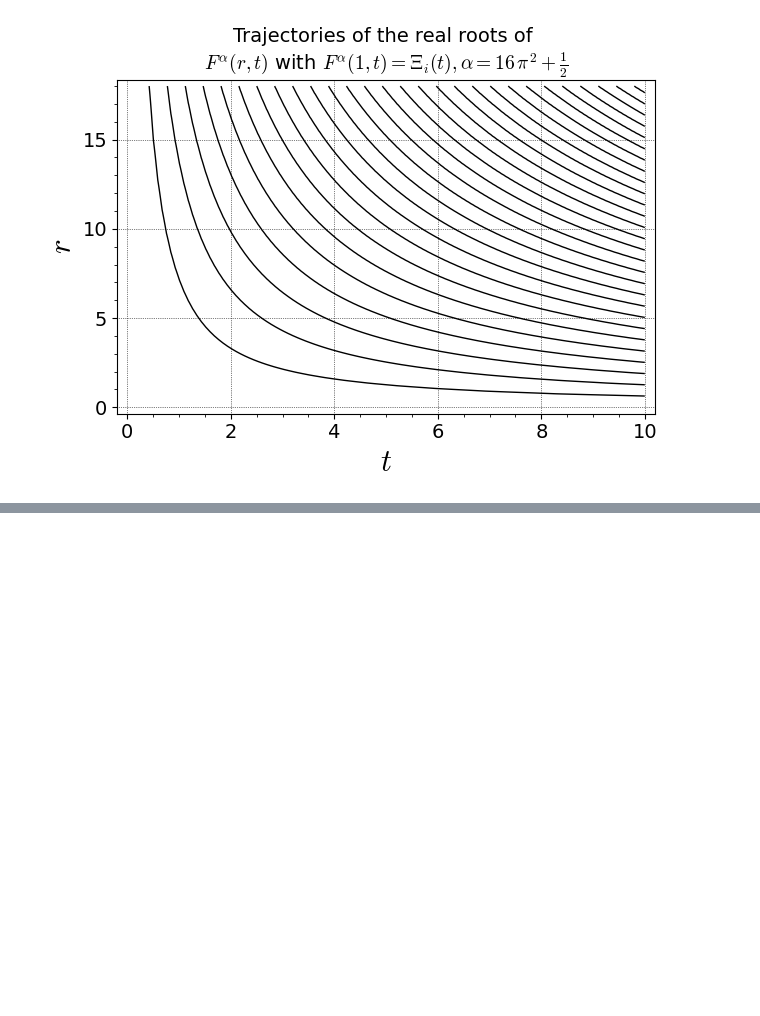
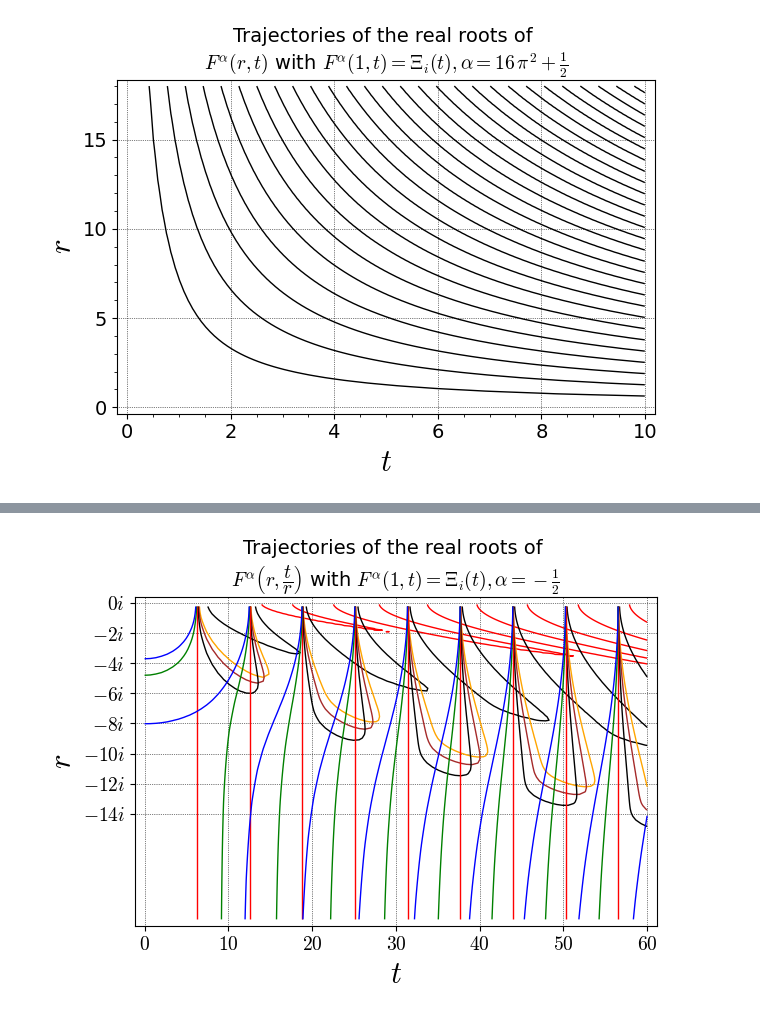
Before and after one commit to km-git-acc/riemann-poly-expansions, a Jupyter notebook: Code and data Laguerre Flow/Plotting code Laguerre flow.ipynb, the cells around one changed output, grey strips where cells are left out. Saved outputs shown, nothing was run; the diff lists cells and outputs as text; code cells hidden in the pictures; blank space fills up the shorter version.

```diff
--- a/Code and data Laguerre Flow/Plotting code Laguerre flow.ipynb
+++ b/Code and data Laguerre Flow/Plotting code Laguerre flow.ipynb
@@ -1018,0 +1042,88 @@ Ensure 20 digits accuracy at t = 60  : -0.00000000000000000000 (should show 20 z
+# %%
+#Laguerre Flow direct evaluation for F = Xi_i
+
+#Generate a plot of all ordinates of the zeros < 60 to overlay the flow graphs
+var('y','t')
+ord = []
+for y in range(6):
+    ord.append([2*pi()*(y+1),1])
+    ord.append([-2*pi()*(y+1),1])
+z1=list_plot(ord, size=15, marker="o", color = "black")
+
+CCF=ComplexBallField(200)
+RDF=RealBallField(1024)
+
+#set alpha once here:
+global alpha
+alpha = CCF("-0.5")
+
+def Xin(t):
+    Xin=2 * CCF(t / 2).sin() / CCF(t)
+    return Xin
+
+#Laguerre flow closed form for F=Xi_i Humbert series expressed as finite series of 1F1s
+CCF=ComplexBallField(200)
+def LaguerreFlow(t, r):
+    tr = CCF(t) / (CCF(0,1)*CCF(r))
+    rr = CCF(r)*CCF(0,1)
+    sumn=(CCF(0));
+    for n in range(200):
+        summandn =  CCF(-1).pow(n) / CCF(2*n+2).gamma() * CCF((CCF(rr).pow(2)-1)/16).hypergeometric([CCF(alpha + n + 1)],[CCF("1.5")+n]) * CCF(CCF(tr)*CCF(rr)/2).pow(2*n)
+        sumn = sumn + summandn
+    return sumn.mid()
+
+#compute d/dr zk Newton approximation
+def dzdrzk(k):
+    tr = RDF("0.00000001");x0 = 2*k*RDF.pi();
+    while(y):
+        hd = (LaguerreFlow(x0 + tr*100,1+tr) - LaguerreFlow(x0,1+tr))/(tr*100)
+        h = LaguerreFlow(x0,1+tr)/hd ;x1 = x0 - h;ab = h.abs();x0 = x1
+        if ab < tr:
+            break
+    dzdr3 = -1*(x1 - 2*k*RDF.pi())/(tr)
+    return dzdr3
+
+#compute d/dr zk via formula
+def verifyPDE(k):
+    return 1/(2*k*pi())-(CCF(alpha)+CCF("0.5"))/(2*k*pi())+2*k*pi()
+
+print("Automated checks:")
+#print("Ensure 20 digits accuracy at t = 60  : %3.20f (should show 20 zeros)." % real_part(LaguerreFlow(60,I)-Xin(60)))
+
+xt = [10 * k for k in range(0,7)]
+xt_lbl = ['$0$', '$10$', '$20$', '$30$', '$40$', '$50$', '$60$']
+yt = [2 * k for k in range(-7, 1)]
+yt_lbl = ['$-14i$', '$-12i$', '$-10i$', '$-8i$', '$-6i$', '$-4i$', '$-2i$', '$0i$']
+
+am12i=implicit_plot(lambda t,r:(LaguerreFlow(t,r)),(t,0,60),(r,-21,0),color='black',fontsize=14,linestyle ="-",linewidth=1,ticks=[xt, yt], tick_formatter = [xt_lbl, yt_lbl],axes_labels=['$t$','$r$'],title='Trajectories of the real roots of \n' +r'$F^{\alpha}\left(r,\dfrac{t}{r}\right)$ with $F^\alpha(1,t) = \Xi_i(t), \alpha = -\frac{1}{2}$',gridlines=True,plot_points=90)
+
+global alpha
+alpha = CCF("-150.5")
+am3012i=implicit_plot(lambda t,r:(LaguerreFlow(t,r)),(t,0,60),(r,-21,0),color='red',fontsize=14,linestyle ="-",linewidth=1,ticks=[xt, yt], tick_formatter = [xt_lbl, yt_lbl],axes_labels=['$t$','$r$'],title='Trajectories of the real roots of \n' +r'$F^{\alpha}\left(r,\dfrac{t}{r}\right)$ with $F^\alpha(1,t) = \Xi_i(t), \alpha = -\frac{1}{2}$',gridlines=True,plot_points=210)
+
+global alpha
+alpha = CCF("-15.5")
+am312i=implicit_plot(lambda t,r:(LaguerreFlow(t,r)),(t,0,60),(r,-21,0),color='black',fontsize=14,linestyle ="-",linewidth=1,ticks=[xt, yt], tick_formatter = [xt_lbl, yt_lbl],axes_labels=['$t$','$r$'],title='Trajectories of the real roots of \n' +r'$F^{\alpha}\left(r,\dfrac{t}{r}\right)$ with $F^\alpha(1,t) = \Xi_i(t), \alpha = -\frac{1}{2}$',gridlines=True,plot_points=90)
+
+global alpha
+alpha = CCF("-2.5")
+am52i=implicit_plot(lambda t,r:(LaguerreFlow(t,r)),(t,0,60),(r,-21,0),color='orange',fontsize=14,linestyle ="-",linewidth=1,ticks=[xt, yt], tick_formatter = [xt_lbl, yt_lbl],axes_labels=['$t$','$r$'],title='Trajectories of the real roots of \n' +r'$F^{\alpha}\left(r,\dfrac{t}{r}\right)$ with $F^\alpha(1,t) = \Xi_i(t), \alpha = -\frac{1}{2}$',gridlines=True,plot_points=90)
+
+global alpha
+alpha = CCF("-1.5")
+am32i=implicit_plot(lambda t,r:(LaguerreFlow(t,r)),(t,0,60),(r,-21,0),color='brown',fontsize=14,linestyle ="-",linewidth=1,ticks=[xt, yt], tick_formatter = [xt_lbl, yt_lbl],axes_labels=['$t$','$r$'],title='Trajectories of the real roots of \n' +r'$F^{\alpha}\left(r,\dfrac{t}{r}\right)$ with $F^\alpha(1,t) = \Xi_i(t), \alpha = -\frac{1}{2}$',gridlines=True,plot_points=90)
+
+global alpha
+alpha = CCF("0.5")
+a12i=implicit_plot(lambda t,r:(LaguerreFlow(t,r)),(t,0,60),(r,-21,0),color='red',fontsize=14,linestyle ="-",linewidth=1,ticks=[xt, yt], tick_formatter = [xt_lbl, yt_lbl],axes_labels=['$t$','$r$'],title='Trajectories of the real roots of \n' +r'$F^{\alpha}\left(r,\dfrac{t}{r}\right)$ with $F^\alpha(1,t) = \Xi_i(t), \alpha = -\frac{1}{2}$',gridlines=True,plot_points=90)
+
+global alpha
+alpha = CCF("1.5")
+a32i=implicit_plot(lambda t,r:(LaguerreFlow(t,r)),(t,0,60),(r,-21,0),color='green',fontsize=14,linestyle ="-",linewidth=1,ticks=[xt, yt], tick_formatter = [xt_lbl, yt_lbl],axes_labels=['$t$','$r$'],title='Trajectories of the real roots of \n' +r'$F^{\alpha}\left(r,\dfrac{t}{r}\right)$ with $F^\alpha(1,t) = \Xi_i(t), \alpha = -\frac{1}{2}$',gridlines=True,plot_points=90)
+
+global alpha
+alpha = CCF("2.5")
+a52i=implicit_plot(lambda t,r:(LaguerreFlow(t,r)),(t,0,60),(r,-21,0),color='blue',fontsize=14,linestyle ="-",linewidth=1,ticks=[xt, yt], tick_formatter = [xt_lbl, yt_lbl],axes_labels=['$t$','$r$'],title='Trajectories of the real roots of \n' +r'$F^{\alpha}\left(r,\dfrac{t}{r}\right)$ with $F^\alpha(1,t) = \Xi_i(t), \alpha = -\frac{1}{2}$',gridlines=True,plot_points=90)
+
+show(am3012i + am312i + am52i + am32i + am12i + a12i + a32i +a52i,aspect_ratio='automatic')
+# %% [output]
@@ -1018,0 +1131 @@ Ensure 20 digits accuracy at t = 60  : -0.00000000000000000000 (should show 20 z
+[figure, added]
```
Also changed, not shown: parts of 15 cells of this notebook, 1 other file.
